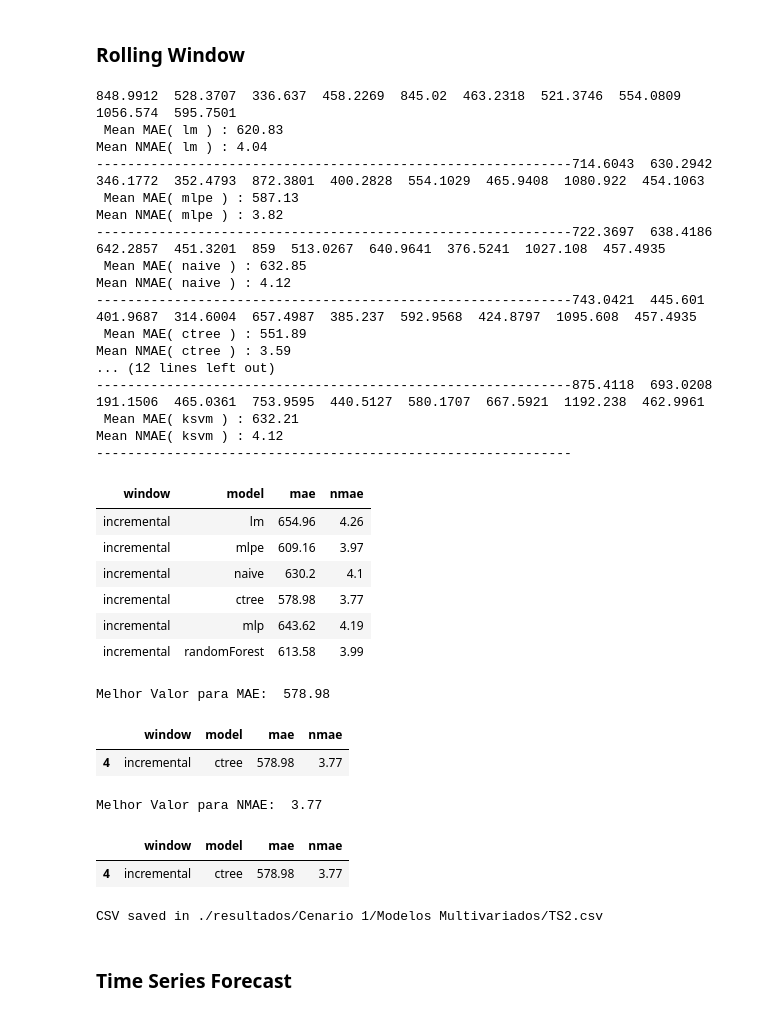
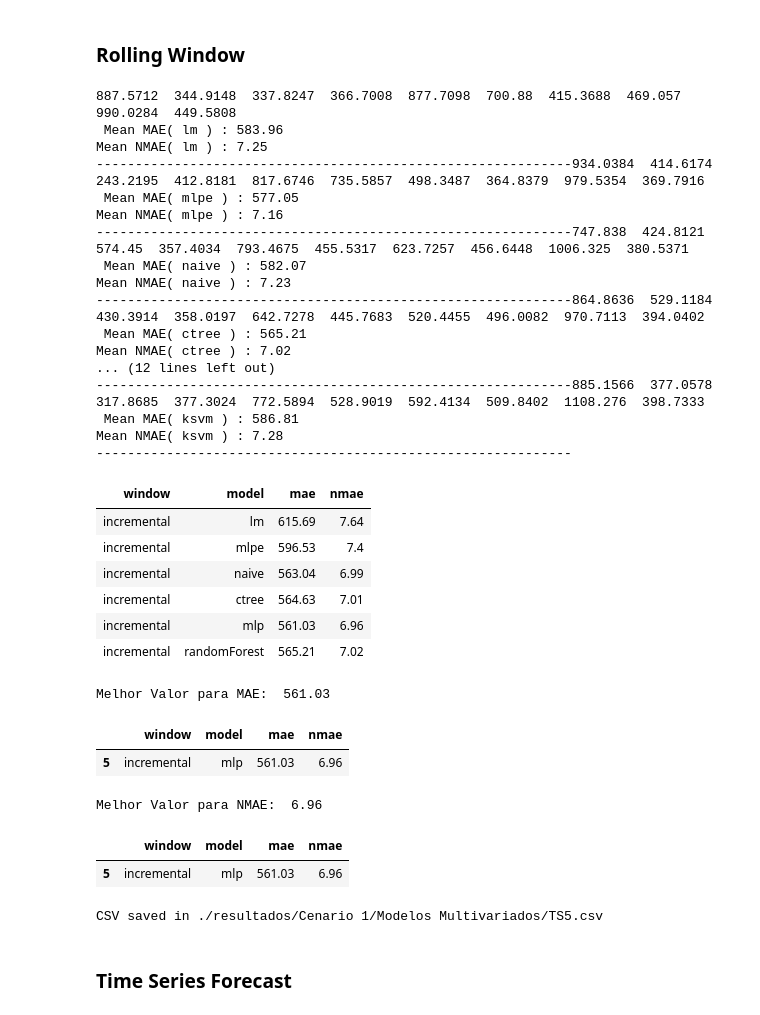
Before and after one commit to JoaoGuedes01/TIAPOSE_R_Data_Mining, a Jupyter notebook: Jupyter/Modeling (CRISP-DM).ipynb, the cells around one changed output. Drawn from its saved outputs; the diff is of its cells as text; code cells hidden in the pictures.

Commit message:
Results for Scenario 1
Results for Scenario 1

```diff
--- a/Jupyter/Modeling (CRISP-DM).ipynb
+++ b/Jupyter/Modeling (CRISP-DM).ipynb
@@ -40,7 +40,7 @@ Registered S3 method overwritten by 'quantmod':
 ### Importar os Dados
 # %%
 # Importar os dados
-data <- read.csv(file = './cenarios/Cenario 1/TS1.csv')
+data <- read.csv(file = './cenarios/Cenario 1/TS5.csv')
 
 # Retirar a coluna X (Index)
 data = data %>% select(-X)
@@ -225,9 +202,13 @@ K=7
 Test=7 # H, the number of multi-ahead steps, adjust if needed
 S=7 # step jump: set in this case to 4 months, a quarter
 Runs=10 # number of growing window iterations, adjust if needed
+timelags = c(1:7)
 
+W=(length(data[,1])-Test)-(Runs-1)*S # initial training window size for the ts space (forecast methods)
 W2=W-max(timelags) # initial training window size for the D space (CasesSeries, rminer methods)
-W=(length(data[,1])-Test)-(Runs-1)*S # initial training window size for the ts space (forecast methods)
+
+YR=diff(range(d1)) # global Y range, use the same range for the NMAE calculation in all iterations
+
 
 # Vetor de Modelos
 models <- c("lm","mlpe","naive","ctree","mlp","randomForest","mr","rvm","ksvm")
@@ -239,7 +220,7 @@ for (x in 1:length(models)){
     for (b in 1:Runs) {
         H = holdout(data[,1], ratio=Test, mode=window, iter=b, window=W, increment=S)
         # Mudar aqui
-        M=fit(female~.,data[H$tr,],model=models[x])
+        M=fit(adult~.,data[H$tr,],model=models[x])
         Pred=predict(M,data[H$ts,])
         ev[b]=mmetric(data[,1][H$ts],Pred,"MAE",val=YR)
         evn[b]=mmetric(data[,1][H$ts],Pred,"NMAE",val=YR)
@@ -283,7 +264,7 @@ for (x in 1:length(models)){
     for (b in 1:Runs) {
         H = holdout(data[,1], ratio=Test, mode=window, iter=b, window=W, increment=S)
         # Mudar Aqui
-        M=fit(female~.,data[H$tr,],model=models[x])
+        M=fit(adult~.,data[H$tr,],model=models[x])
         Pred=predict(M,data[H$ts,])
         ev[b]=mmetric(data[,1][H$ts],Pred,"MAE",val=YR)
         evn[b]=mmetric(data[,1][H$ts],Pred,"NMAE",val=YR)
@@ -297,57 +278,57 @@ for (x in 1:length(models)){
     resdf[nrow(resdf) + 1,] = c(window,models[x],mae,nmae)
 }
 # %% [output]
-848.9912  528.3707  336.637  458.2269  845.02  463.2318  521.3746  554.0809  1056.574  595.7501
- Mean MAE( lm ) : 620.83
-Mean NMAE( lm ) : 4.04
--------------------------------------------------------------714.6043  630.2942  346.1772  352.4793  872.3801  400.2828  554.1029  465.9408  1080.922  454.1063
- Mean MAE( mlpe ) : 587.13
-Mean NMAE( mlpe ) : 3.82
--------------------------------------------------------------722.3697  638.4186  642.2857  451.3201  859  513.0267  640.9641  376.5241  1027.108  457.4935
- Mean MAE( naive ) : 632.85
-Mean NMAE( naive ) : 4.12
--------------------------------------------------------------743.0421  445.601  401.9687  314.6004  657.4987  385.237  592.9568  424.8797  1095.608  457.4935
- Mean MAE( ctree ) : 551.89
-Mean NMAE( ctree ) : 3.59
+887.5712  344.9148  337.8247  366.7008  877.7098  700.88  415.3688  469.057  990.0284  449.5808
+ Mean MAE( lm ) : 583.96
+Mean NMAE( lm ) : 7.25
+-------------------------------------------------------------934.0384  414.6174  243.2195  412.8181  817.6746  735.5857  498.3487  364.8379  979.5354  369.7916
+ Mean MAE( mlpe ) : 577.05
+Mean NMAE( mlpe ) : 7.16
+-------------------------------------------------------------747.838  424.8121  574.45  357.4034  793.4675  455.5317  623.7257  456.6448  1006.325  380.5371
+ Mean MAE( naive ) : 582.07
+Mean NMAE( naive ) : 7.23
+-------------------------------------------------------------864.8636  529.1184  430.3914  358.0197  642.7278  445.7683  520.4455  496.0082  970.7113  394.0402
+ Mean MAE( ctree ) : 565.21
+Mean NMAE( ctree ) : 7.02
 ... (12 lines left out)
--------------------------------------------------------------875.4118  693.0208  191.1506  465.0361  753.9595  440.5127  580.1707  667.5921  1192.238  462.9961
- Mean MAE( ksvm ) : 632.21
-Mean NMAE( ksvm ) : 4.12
+-------------------------------------------------------------885.1566  377.0578  317.8685  377.3024  772.5894  528.9019  592.4134  509.8402  1108.276  398.7333
+ Mean MAE( ksvm ) : 586.81
+Mean NMAE( ksvm ) : 7.28
 -------------------------------------------------------------
 # %%
 head(resdf)
 # %% [output]
 | window | model | mae | nmae |
-| incremental | lm | 654.96 | 4.26 |
-| incremental | mlpe | 609.16 | 3.97 |
-| incremental | naive | 630.2 | 4.1 |
-| incremental | ctree | 578.98 | 3.77 |
-| incremental | mlp | 643.62 | 4.19 |
-| incremental | randomForest | 613.58 | 3.99 |
+| incremental | lm | 615.69 | 7.64 |
+| incremental | mlpe | 596.53 | 7.4 |
+| incremental | naive | 563.04 | 6.99 |
+| incremental | ctree | 564.63 | 7.01 |
+| incremental | mlp | 561.03 | 6.96 |
+| incremental | randomForest | 565.21 | 7.02 |
 # %%
 # Lowest MAE Value in Hibrid Modeling
 lowestmae = min(as.numeric(resdf[,3]))
 cat("Melhor Valor para MAE: ", lowestmae)
 # Encontrar as linhas que possuem o menor valor para MAE
 resdf[resdf$mae %in%lowestmae,]
 
 # Lowest NMAE Value in Hibrid Modeling
 lowestnmae = min(as.numeric(resdf[,4]))
 cat("Melhor Valor para NMAE: ", lowestnmae)
 # Encontrar as linhas que possuem o menor valor para NMAE
 resdf[resdf$nmae %in% lowestnmae,]
 
 
 # Save the Results
-saveResults('1',"m",'2')
+saveResults('1',"m",'5')
 # %% [output]
-Melhor Valor para MAE:  578.98
+Melhor Valor para MAE:  561.03
 |  | window | model | mae | nmae |
-| 4 | incremental | ctree | 578.98 | 3.77 |
+| 5 | incremental | mlp | 561.03 | 6.96 |
-Melhor Valor para NMAE:  3.77
+Melhor Valor para NMAE:  6.96
 |  | window | model | mae | nmae |
-| 4 | incremental | ctree | 578.98 | 3.77 |
+| 5 | incremental | mlp | 561.03 | 6.96 |
-CSV saved in ./resultados/Cenario 1/Modelos Multivariados/TS2.csv
+CSV saved in ./resultados/Cenario 1/Modelos Multivariados/TS5.csv
 # %% [markdown]
 ### Time Series Forecast
 # %%
```
Also changed, not shown: parts of 23 cells of this notebook, 25 other files.
